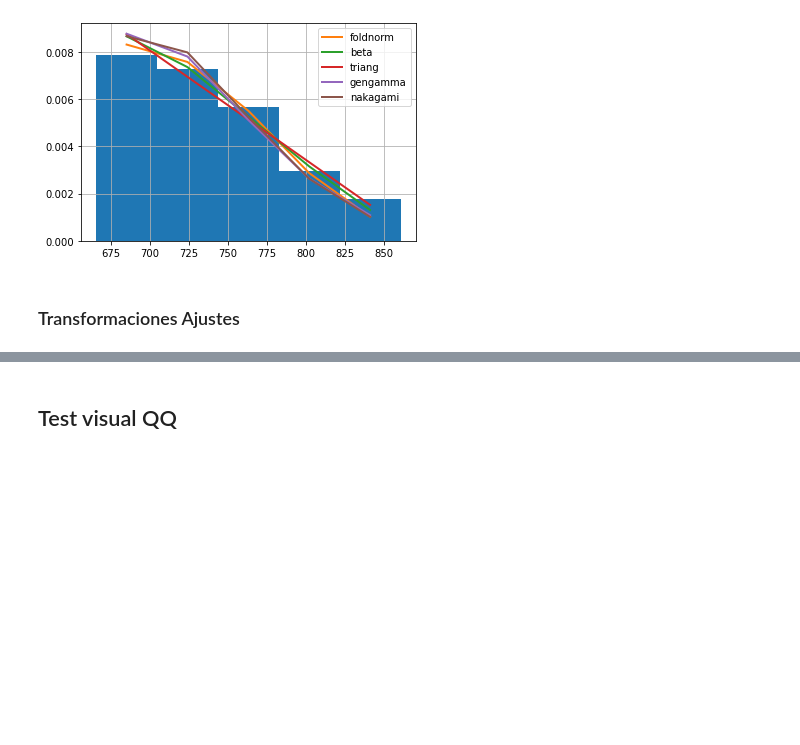
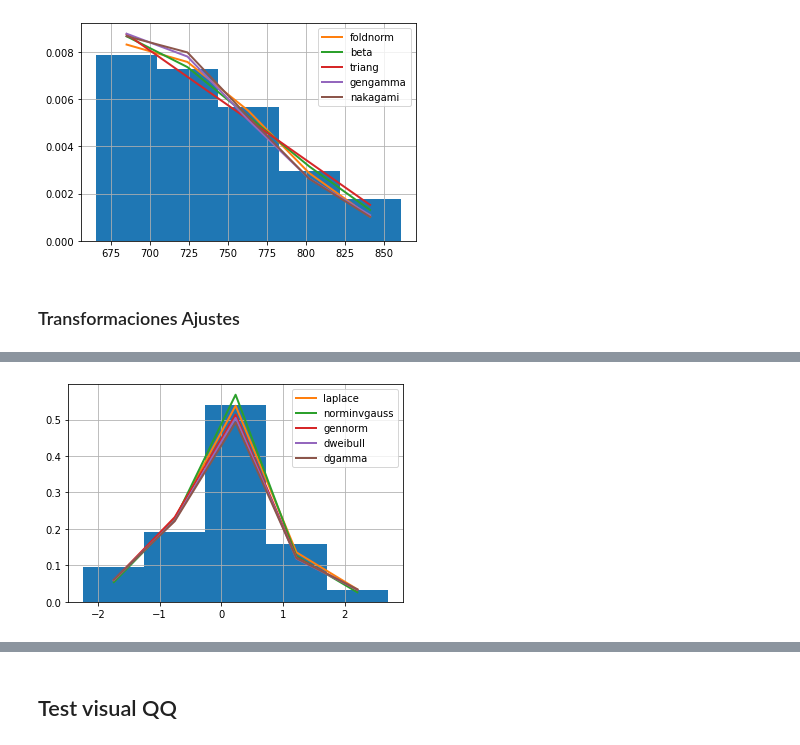
Before and after one commit to Aranzazu-R/Proyecto_Sim_FlavioyAranzazu, a Jupyter notebook: Analisis final.ipynb, the cells around one changed output, grey strips where cells are left out. Saved outputs shown, nothing was run; the diff lists cells and outputs as text; code cells hidden in the pictures; blank space fills up the shorter version.

```diff
--- a/Analisis final.ipynb
+++ b/Analisis final.ipynb
@@ -536,0 +607,5 @@ ft5.fit()
+# %%
+st6 = ft6.summary()
+bestt6 = st6.head(4).index.values
+# %% [output]
+[figure, added]
```
Also changed, not shown: parts of 86 cells of this notebook.
